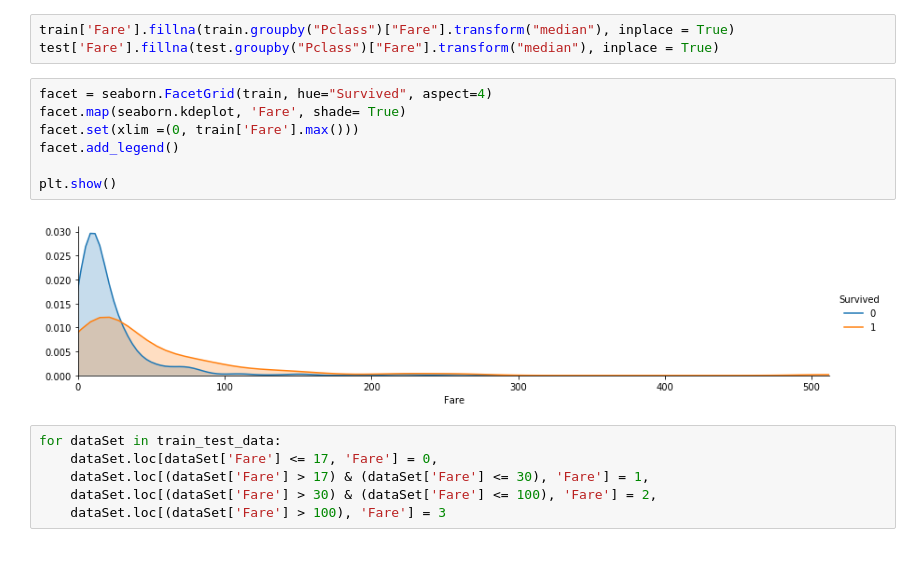
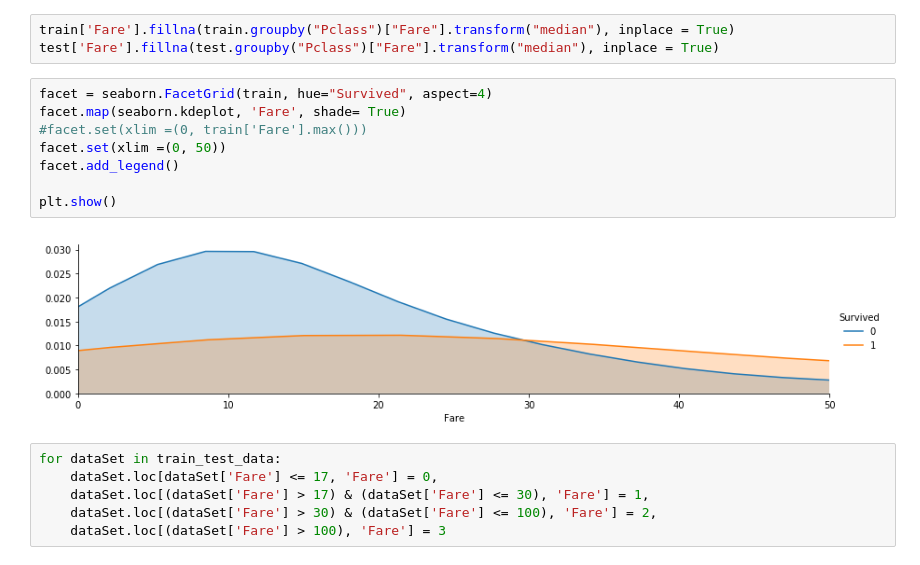
Before and after one commit to Gabrielomn/DS-learning, a Jupyter notebook: titanic/firstTry/Untitled.ipynb, the cells around one changed output. Cells and saved outputs as stored; diff of their text form.

```diff
--- a/titanic/firstTry/Untitled.ipynb
+++ b/titanic/firstTry/Untitled.ipynb
@@ -144,12 +144,13 @@ test['Fare'].fillna(test.groupby("Pclass")["Fare"].transform("median"), inplace
 # %%
 facet = seaborn.FacetGrid(train, hue="Survived", aspect=4)
 facet.map(seaborn.kdeplot, 'Fare', shade= True)
-facet.set(xlim =(0, train['Fare'].max()))
+#facet.set(xlim =(0, train['Fare'].max()))
+facet.set(xlim =(0, 50))
 facet.add_legend()
 
 plt.show()
 # %% [output]
-[figure, old version]
+[figure, new version]
 # %%
 for dataSet in train_test_data:
     dataSet.loc[dataSet['Fare'] <= 17, 'Fare'] = 0,
```
Also changed, not shown: parts of 4 cells of this notebook, 25 other files.
